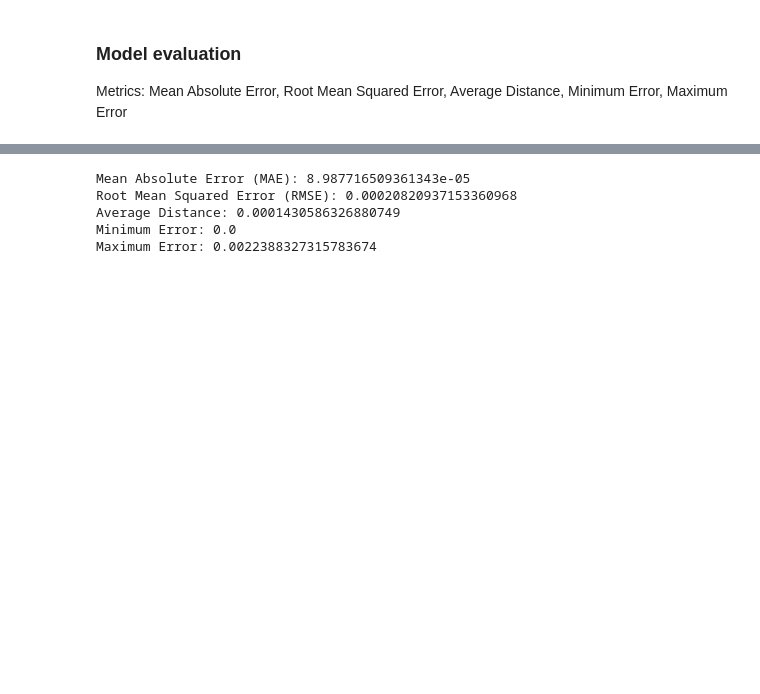
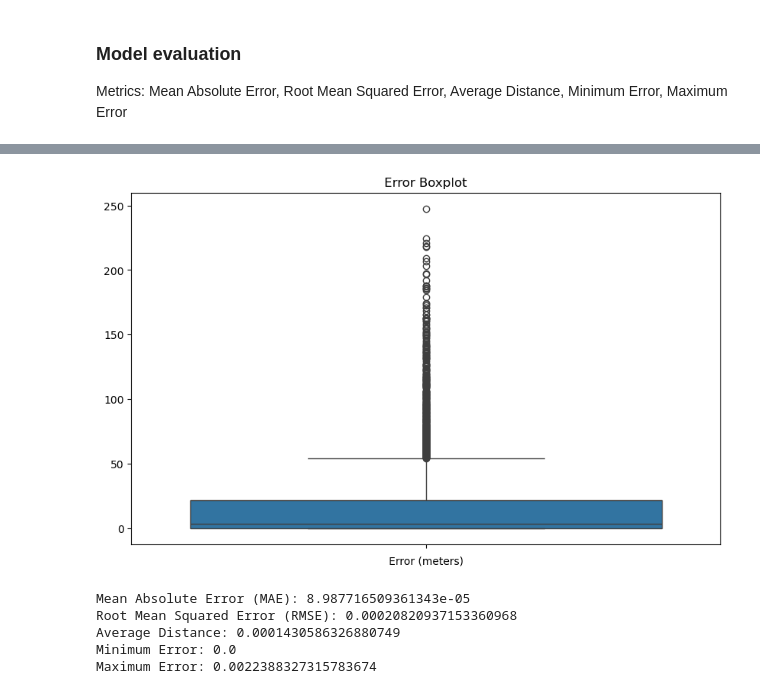
Before and after one commit to PaulaPerazzo/localization-project, a Jupyter notebook: knn.ipynb, the cells around one changed output, grey strips where cells are left out. Saved outputs shown, nothing was run; the diff lists cells and outputs as text; code cells hidden in the pictures; blank space fills up the shorter version.

```diff
--- a/knn.ipynb
+++ b/knn.ipynb
@@ -115,3 +156,12 @@ Metrics: Mean Absolute Error, Root Mean Squared Error, Average Distance, Minimum
+# %%
+### error boxplot plot
+plt.figure(figsize=(10, 6))
+sns.boxplot(errors_in_meters)
+plt.title('Error Boxplot')
+plt.xlabel('Error (meters)')
+plt.show()
+# %% [output]
+[figure, added]
 # %%
 # function to calculate distance for each prediction
 def calculate_euclidean_distance(y_true, y_pred):
```
Also changed, not shown: parts of 2 cells of this notebook, 1 other file.
